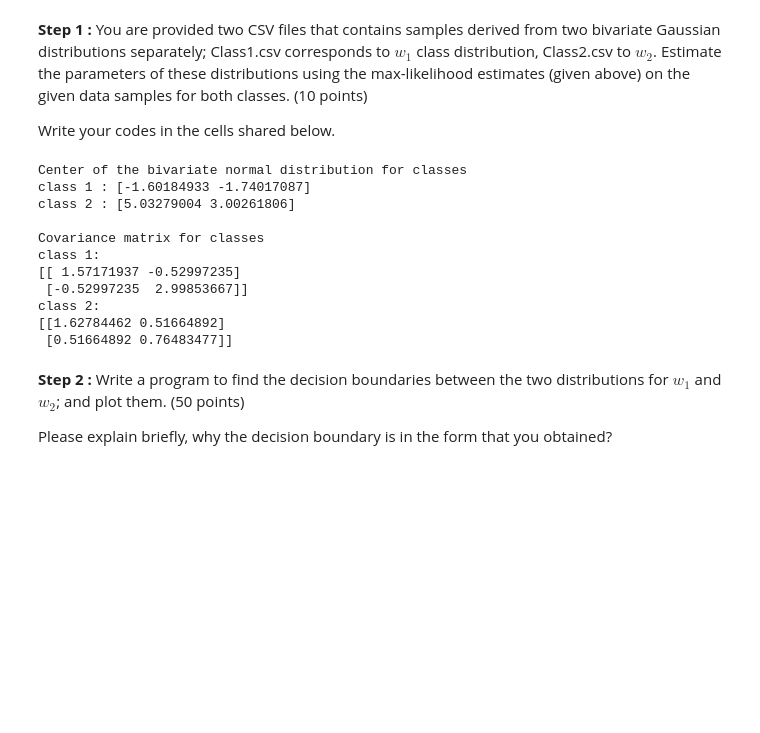
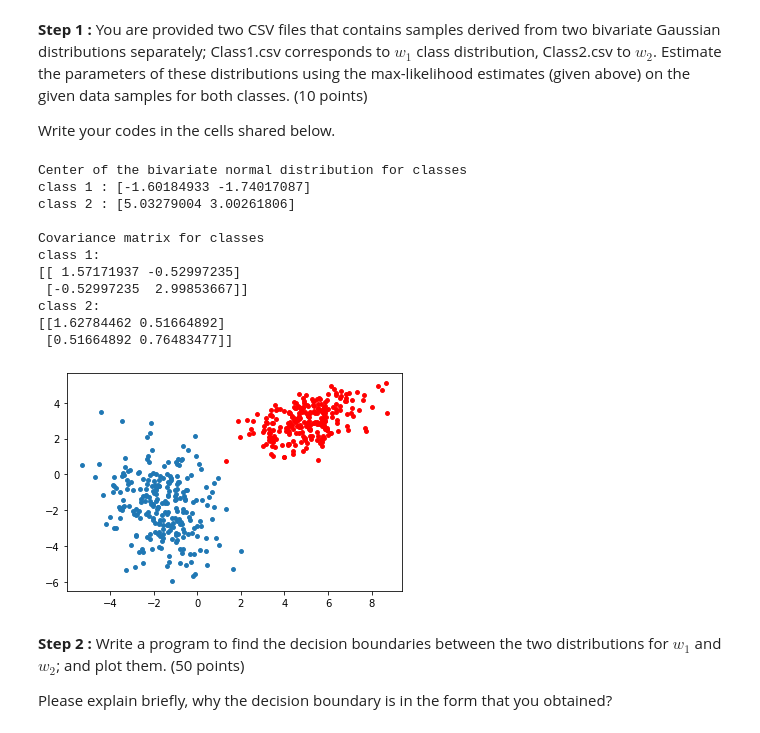
Before and after one commit to Urahs/ML_Assignment_1, a Jupyter notebook: BBM409_Assignment1_V2.ipynb, the cells around one changed output. Saved outputs shown, nothing was run; the diff lists cells and outputs as text; code cells hidden in the pictures; blank space fills up the shorter version.

```diff
--- a/BBM409_Assignment1_V2.ipynb
+++ b/BBM409_Assignment1_V2.ipynb
@@ -80,37 +80,44 @@ def Estimate_Parameters(data, estimated_values):
 raw_data_class1 = open("Class1.csv", "r")
 class1_data = read_csv(raw_data_class1)
 data_1 = class1_data.values.transpose()[1:,:]
+data1_x = class1_data.values[:1, 1:]
+data1_y = class1_data.values[1:, 1:]
+plt.scatter(data1_x, data1_y, s=15)
 # ---
 raw_data_class2 = open("Class2.csv", "r")
 class2_data = read_csv(raw_data_class2)
 data_2 = class2_data.values.transpose()[1:,:]
+data2_x = class2_data.values[:1, 1:]
+data2_y = class2_data.values[1:, 1:]
+plt.scatter(data2_x, data2_y, s=15, color="red")
 
 
 # estimate the parameters of the distributions using the max-likelihood estimates
 Estimate_Parameters(data_1, estimated_parameters_1)
 Estimate_Parameters(data_2, estimated_parameters_2)
 
 print("Center of the bivariate normal distribution for classes")
 print("class 1 : " + str(estimated_parameters_1[0]))
 print("class 2 : " + str(estimated_parameters_2[0]))
 
 print("\nCovariance matrix for classes")
 print("class 1:")
 print(estimated_parameters_1[1])
 print("class 2:")
 print(estimated_parameters_2[1])
 # %% [output]
 Center of the bivariate normal distribution for classes
 class 1 : [-1.60184933 -1.74017087]
 class 2 : [5.03279004 3.00261806]
 
 Covariance matrix for classes
 class 1:
 [[ 1.57171937 -0.52997235]
  [-0.52997235  2.99853667]]
 class 2:
 [[1.62784462 0.51664892]
  [0.51664892 0.76483477]]
+[figure, added]
 # %% [markdown]
 **Step 2 :** Write a program to find the decision boundaries between the two distributions for $w_{1}$ and $w_{2}$; and plot them. (50 points)
 
```
